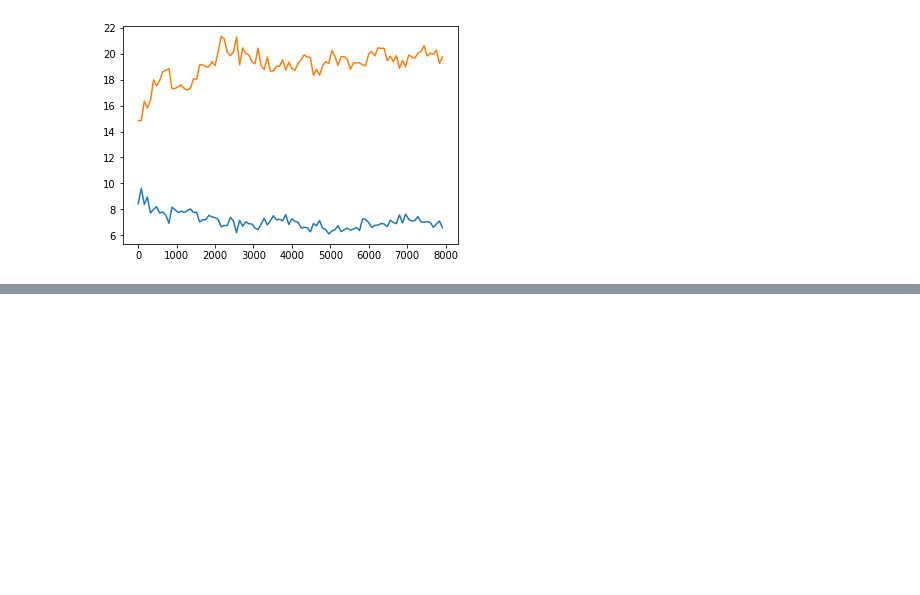
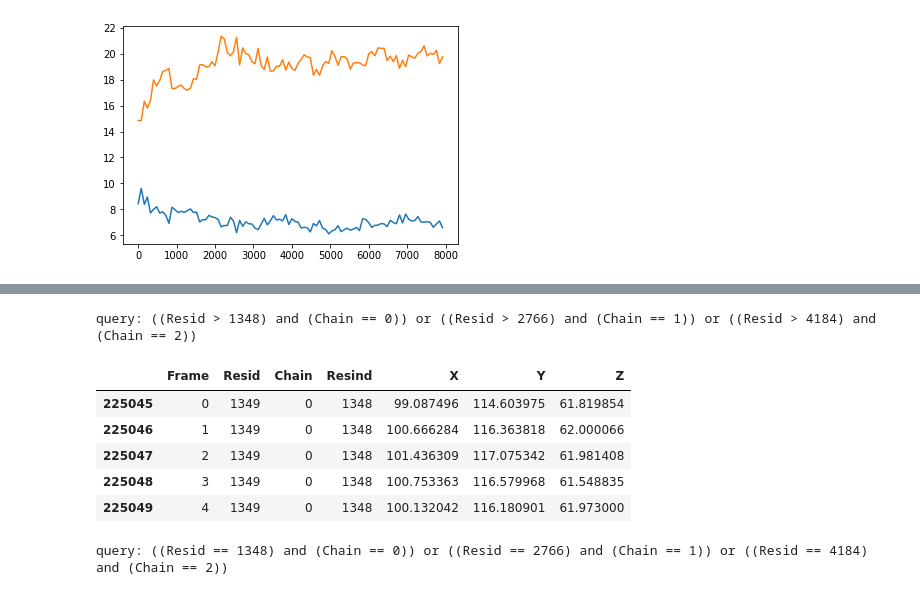
Before and after one commit to wesleymsmith/Piezo_Channel_Radius, a Jupyter notebook: Cone_Fit_Channel_COM_data.ipynb, the cells around one changed output, grey strips where cells are left out. Saved outputs shown, nothing was run; the diff lists cells and outputs as text; code cells hidden in the pictures; blank space fills up the shorter version.

```diff
--- a/Cone_Fit_Channel_COM_data.ipynb
+++ b/Cone_Fit_Channel_COM_data.ipynb
@@ -531,0 +728,72 @@ fig.show()
+# %%
+valResidList=[1348,2766,4184]
+frame=1000
+
+resQuery=' or '.join(['((Resid < %g) and (Chain == %g))'%(res,iRes) for iRes,res in enumerate(valResidList)])
+print('query:',resQuery)
+display(comDataFrame.query(resQuery).head())
+go=ply.graph_objs
+coordDataFrame=comDataFrame.query('(Frame == %g)'%frame).query(resQuery)
+
+chainColors=['red','green','blue']
+plotData1=[
+            go.Scatter3d(x=coordDataFrame.query("Chain == {chain}".format(chain=chain))['X'],
+                         y=coordDataFrame.query("Chain == {chain}".format(chain=chain))['Y'],
+                         z=coordDataFrame.query("Chain == {chain}".format(chain=chain))['Z'],
+                         mode='markers',
+                         name='chain_{chain}_upper'.format(chain=chain),
+                         marker=dict(size=4,
+                                     color=chainColors[chain],
+                                     #colorscale='Viridis',
+                                     opacity=.5)) \
+            for chain in coordDataFrame['Chain'].unique()
+         ]
+
+resQuery=' or '.join(['((Resid > %g) and (Chain == %g))'%(res,iRes) for iRes,res in enumerate(valResidList)])
+print('query:',resQuery)
+display(comDataFrame.query(resQuery).head())
+go=ply.graph_objs
+coordDataFrame=comDataFrame.query('(Frame == %g)'%frame).query(resQuery)
+
+chainColors=['red','green','blue']
+plotData2=[
+            go.Scatter3d(x=coordDataFrame.query("Chain == {chain}".format(chain=chain))['X'],
+                         y=coordDataFrame.query("Chain == {chain}".format(chain=chain))['Y'],
+                         z=coordDataFrame.query("Chain == {chain}".format(chain=chain))['Z'],
+                         mode='markers',
+                         name='chain_{chain}_lower'.format(chain=chain),
+                         marker=dict(size=4,symbol='cross',
+                                     color=chainColors[chain],
+                                     #colorscale='Viridis',
+                                     opacity=.5)) \
+            for chain in coordDataFrame['Chain'].unique()
+         ]
+
+resQuery=' or '.join(['((Resid == %g) and (Chain == %g))'%(res,iRes) for iRes,res in enumerate(valResidList)])
+print('query:',resQuery)
+display(comDataFrame.query(resQuery).head())
+go=ply.graph_objs
+coordDataFrame=comDataFrame.query('(Frame == %g)'%frame).query(resQuery)
+
+chainColors=['red','green','blue']
+plotData3=[
+            go.Scatter3d(x=coordDataFrame.query("Chain == {chain}".format(chain=chain))['X'],
+                         y=coordDataFrame.query("Chain == {chain}".format(chain=chain))['Y'],
+                         z=coordDataFrame.query("Chain == {chain}".format(chain=chain))['Z'],
+                         mode='markers',
+                         name='chain_{chain}_val'.format(chain=chain),
+                         marker=dict(size=6,symbol='diamond',
+                                     color=chainColors[chain],
+                                     #colorscale='Viridis',
+                                     opacity=.75)) \
+            for chain in coordDataFrame['Chain'].unique()
+         ]
+
+plotData=list(np.concatenate([plotData1,plotData2,plotData3]))
+
+fig=go.Figure(
+    data=plotData,
+    layout=dict(width=800,height=600)
+)
+fig.show()
+# %% [output]
@@ -531,0 +807,8 @@ fig.show()
+query: ((Resid > 1348) and (Chain == 0)) or ((Resid > 2766) and (Chain == 1)) or ((Resid > 4184) and (Chain == 2))
+|  | Frame | Resid | Chain | Resind | X | Y | Z |
+| 225045 | 0 | 1349 | 0 | 1348 | 99.087496 | 114.603975 | 61.819854 |
+| 225046 | 1 | 1349 | 0 | 1348 | 100.666284 | 116.363818 | 62.000066 |
+| 225047 | 2 | 1349 | 0 | 1348 | 101.436309 | 117.075342 | 61.981408 |
+| 225048 | 3 | 1349 | 0 | 1348 | 100.753363 | 116.579968 | 61.548835 |
+| 225049 | 4 | 1349 | 0 | 1348 | 100.132042 | 116.180901 | 61.973000 |
+query: ((Resid == 1348) and (Chain == 0)) or ((Resid == 2766) and (Chain == 1)) or ((Resid == 4184) and (Chain == 2))
```
Also changed, not shown: parts of 9 cells of this notebook.
